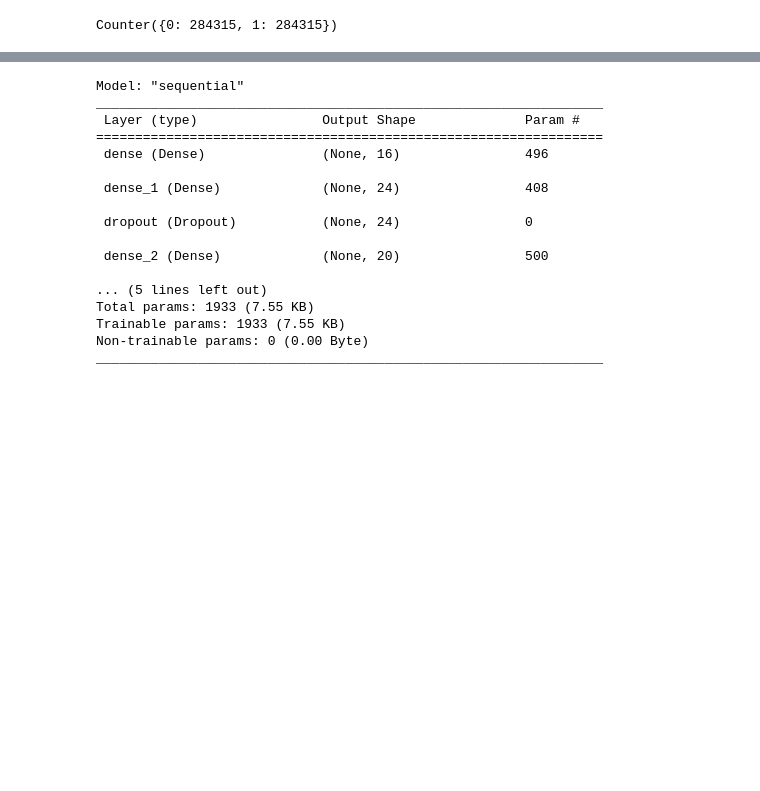
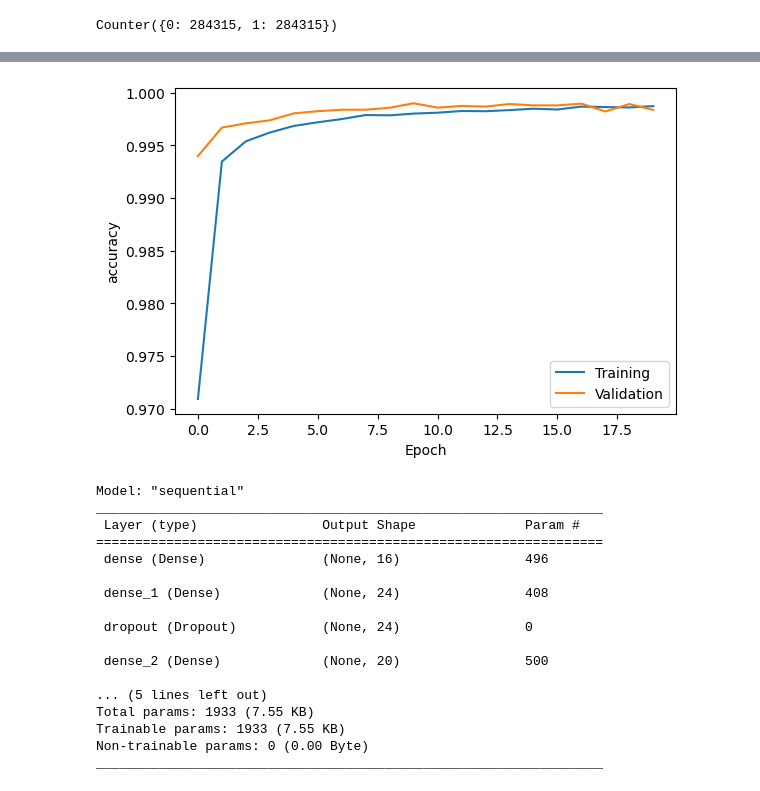
Before and after one commit to oumaima1220/Credit-card-fraud-detection, a Jupyter notebook: Credit card fraud detection using creditcard dataset.ipynb, the cells around one changed output, grey strips where cells are left out. Cells and saved outputs as stored; diff of their text form; code cells hidden in the pictures; blank space fills up the shorter version.

```diff
--- a/Credit card fraud detection using creditcard dataset.ipynb
+++ b/Credit card fraud detection using creditcard dataset.ipynb
@@ -268,3 +270,14 @@ fig.tight_layout()
+# %%
+fig, axs = plt.subplots(1, 1, figsize=(6,4))
+metric = 'accuracy'
+_ = axs.plot(history.epoch, history.history[f'{metric}'], label='Training')
+_ = axs.plot(history.epoch, history.history[f'val_{metric}'], label='Validation')
+_ = axs.legend()
+_ = axs.set_xlabel('Epoch')
+_ = axs.set_ylabel('accuracy')
+fig.tight_layout()
+# %% [output]
+[figure, added]
 # %%
 model.summary()
 # %% [output]
```
Also changed, not shown: parts of 11 cells of this notebook.
